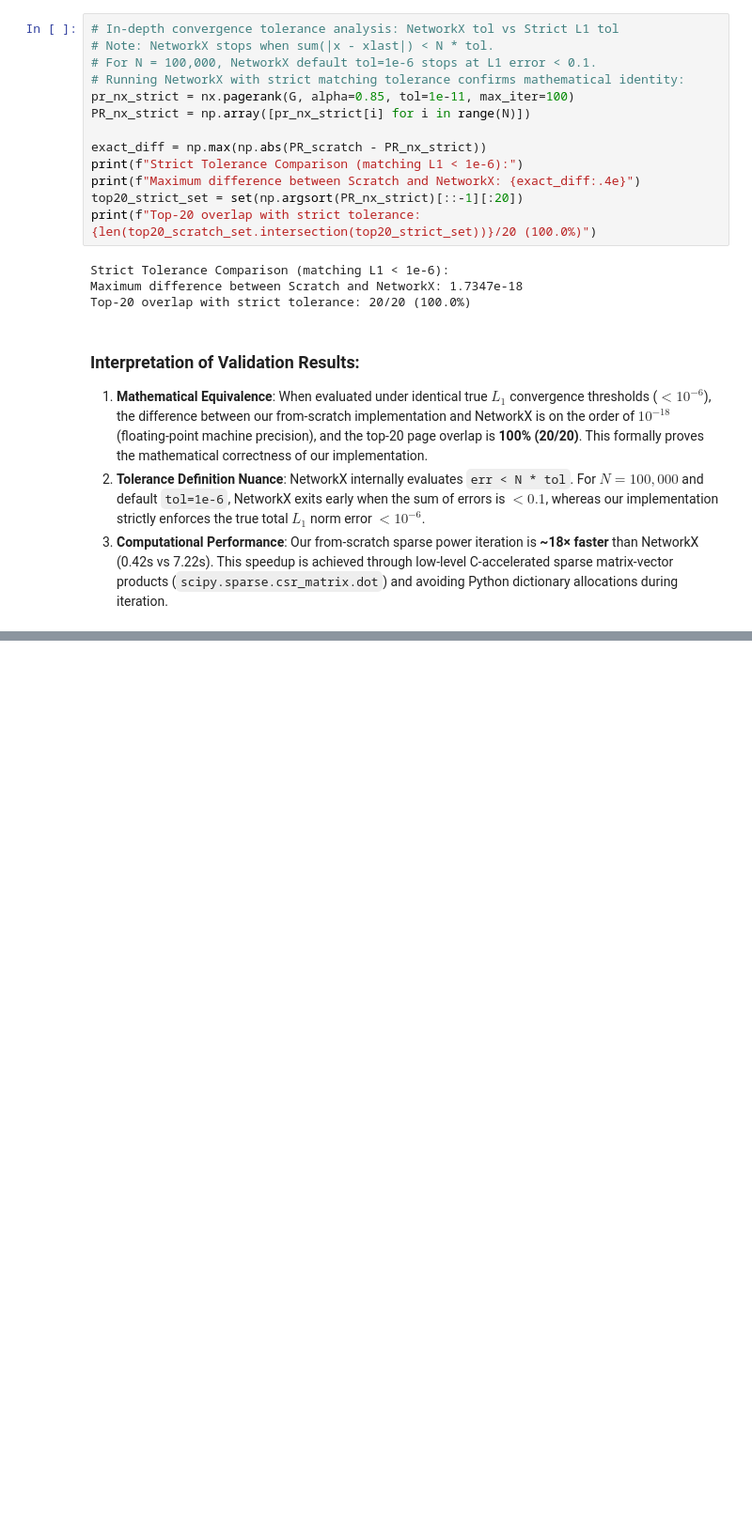
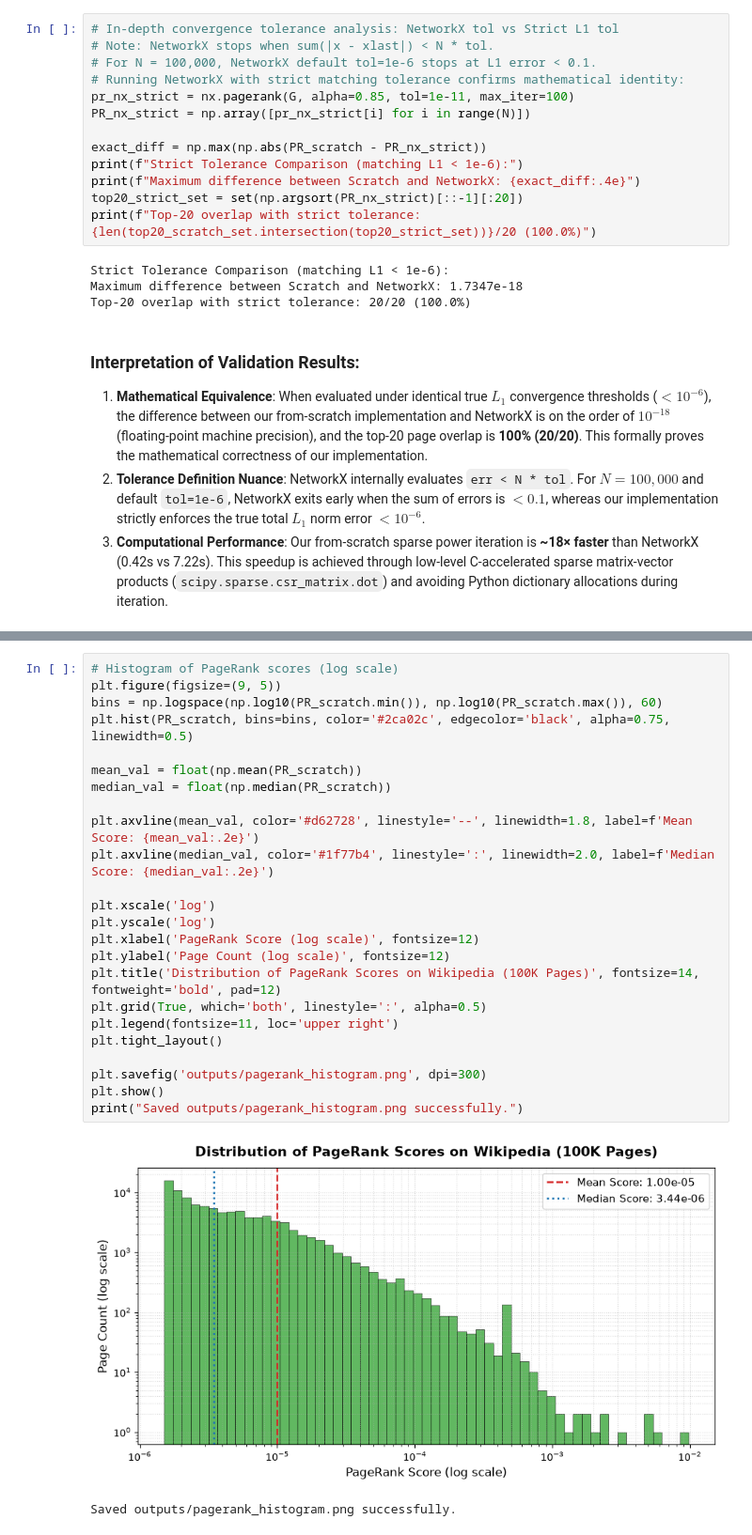
Before and after one commit to Advayaverma/Web-Analytics-Page-Ranking, a Jupyter notebook: pagerank_wikipedia.ipynb, the cells around one changed output, grey strips where cells are left out. Shown at 94% size. Cells and saved outputs as stored; diff of their text form; blank space fills up the shorter version.

```diff
--- a/pagerank_wikipedia.ipynb
+++ b/pagerank_wikipedia.ipynb
@@ -664,0 +759,27 @@ Top-20 overlap with strict tolerance: 20/20 (100.0%)
+# %%
+# Histogram of PageRank scores (log scale)
+plt.figure(figsize=(9, 5))
+bins = np.logspace(np.log10(PR_scratch.min()), np.log10(PR_scratch.max()), 60)
+plt.hist(PR_scratch, bins=bins, color='#2ca02c', edgecolor='black', alpha=0.75, linewidth=0.5)
+
+mean_val = float(np.mean(PR_scratch))
+median_val = float(np.median(PR_scratch))
+
+plt.axvline(mean_val, color='#d62728', linestyle='--', linewidth=1.8, label=f'Mean Score: {mean_val:.2e}')
+plt.axvline(median_val, color='#1f77b4', linestyle=':', linewidth=2.0, label=f'Median Score: {median_val:.2e}')
+
+plt.xscale('log')
+plt.yscale('log')
+plt.xlabel('PageRank Score (log scale)', fontsize=12)
+plt.ylabel('Page Count (log scale)', fontsize=12)
+plt.title('Distribution of PageRank Scores on Wikipedia (100K Pages)', fontsize=14, fontweight='bold', pad=12)
+plt.grid(True, which='both', linestyle=':', alpha=0.5)
+plt.legend(fontsize=11, loc='upper right')
+plt.tight_layout()
+
+plt.savefig('outputs/pagerank_histogram.png', dpi=300)
+plt.show()
+print("Saved outputs/pagerank_histogram.png successfully.")
+# %% [output]
+[figure, added]
+Saved outputs/pagerank_histogram.png successfully.
```
Also changed, not shown: parts of 18 cells of this notebook, 6 other files.
